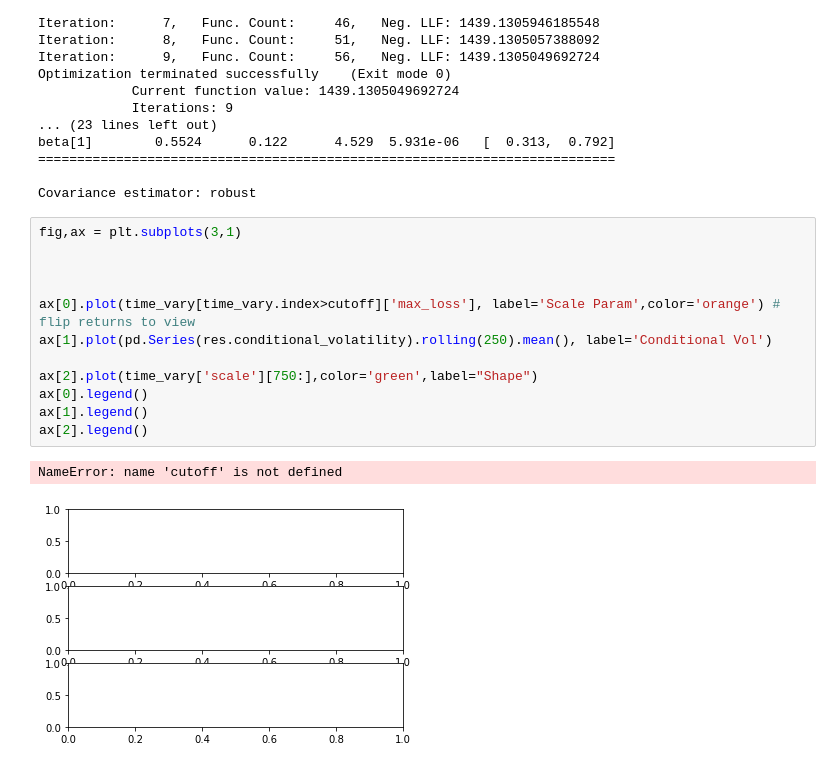
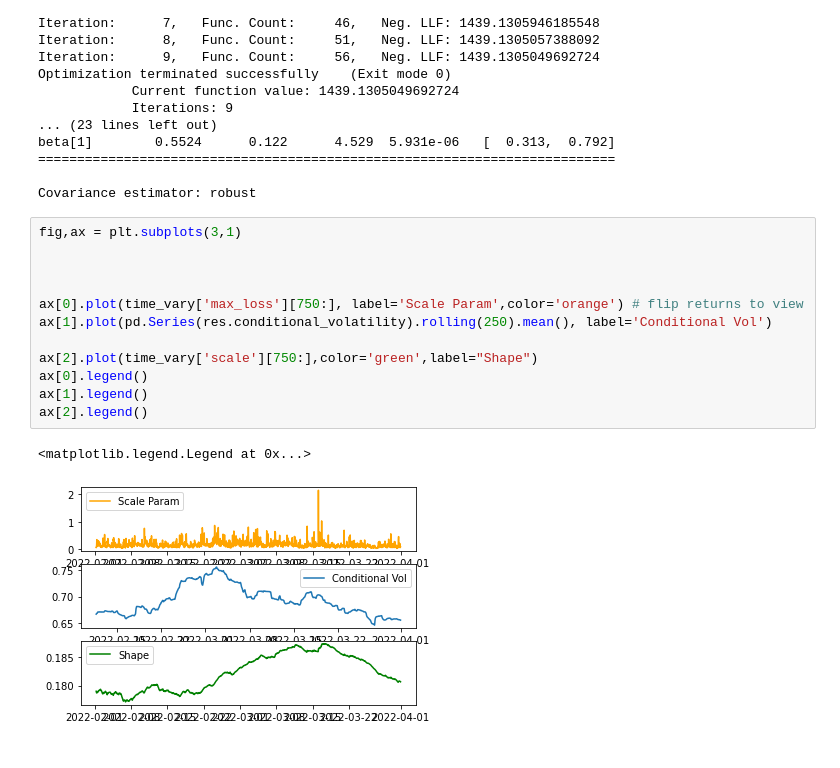
Before and after one commit to jasonbohne123/ARC_Model, a Jupyter notebook: ARC_Model_Crypto_OB.ipynb, the cells around one changed output. Saved outputs shown, nothing was run; the diff lists cells and outputs as text.

```diff
--- a/ARC_Model_Crypto_OB.ipynb
+++ b/ARC_Model_Crypto_OB.ipynb
@@ -509,17 +509,17 @@ Covariance estimator: robust
 # %%
 fig,ax = plt.subplots(3,1)
 
 
 
-ax[0].plot(time_vary[time_vary.index>cutoff]['max_loss'], label='Scale Param',color='orange') # flip returns to view
+ax[0].plot(time_vary['max_loss'][750:], label='Scale Param',color='orange') # flip returns to view
 ax[1].plot(pd.Series(res.conditional_volatility).rolling(250).mean(), label='Conditional Vol')
 
 ax[2].plot(time_vary['scale'][750:],color='green',label="Shape")
 ax[0].legend()
 ax[1].legend()
 ax[2].legend()
 # %% [output]
-NameError: name 'cutoff' is not defined
+<matplotlib.legend.Legend at 0x...>
-[figure, old version]
+[figure, new version]
 # %%
 np.corrcoef(pd.Series(res.conditional_volatility).rolling(250).mean()[750:],time_vary['scale'][1500:])
```
Also changed, not shown: parts of 1 cell of this notebook.
